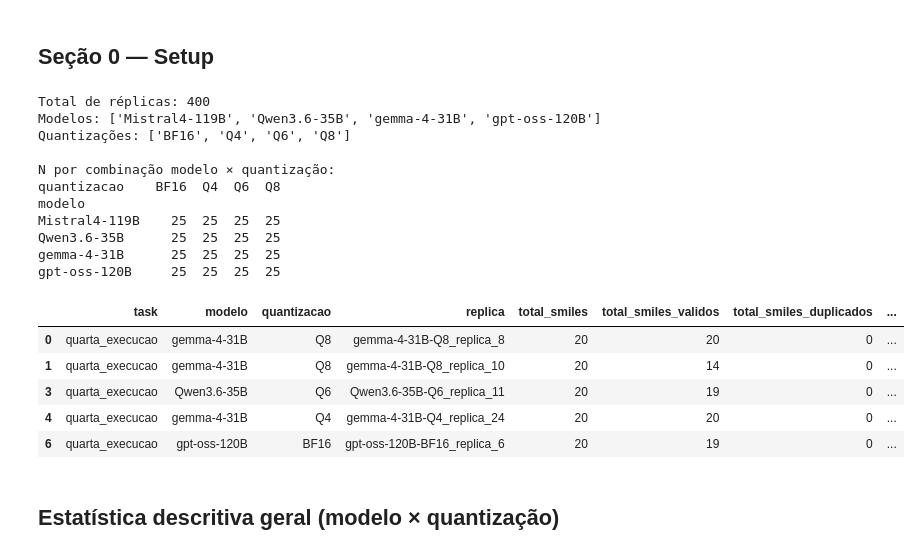
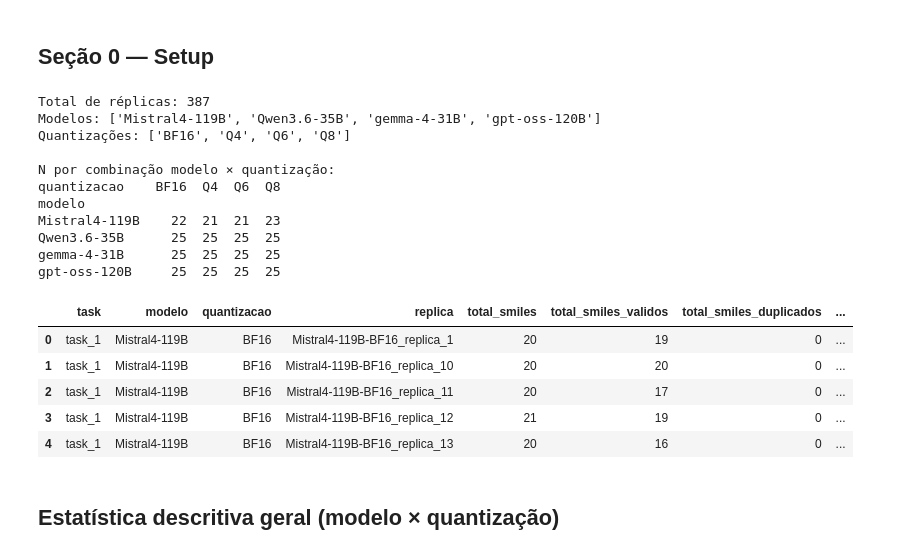
Before and after one commit to cnpem/quantization_LLM_smiles, a Jupyter notebook: Estatistica_completa.ipynb, the cells around one changed output. Drawn from its saved outputs; the diff is of its cells as text; code cells hidden in the pictures.

```diff
--- a/Estatistica_completa.ipynb
+++ b/Estatistica_completa.ipynb
@@ -47,41 +47,41 @@ pd.set_option('display.width', 200)
 pd.set_option('display.max_columns', 50)
 pd.set_option('display.max_rows', 200)
 
 # Carregar dados
-df = pd.read_csv("results_quarta_execucao.csv")
+df = pd.read_csv("./results/task_1/results_per_replica.csv")
 
 # Remover Mistral3.2-24B (excluído do escopo)
 df = df[~df['modelo'].str.contains('Mistral3.2-24B', case=False)].copy()
 
 # Colunas auxiliares
 df['total_smiles_invalidos'] = df['total_smiles'] - df['total_smiles_validos']
 df['taxa_validos'] = df['total_smiles_validos'] / df['total_smiles']
 df['grupo'] = df['modelo'] + "_" + df['quantizacao']
 
 print(f"Total de réplicas: {len(df)}")
 print(f"Modelos: {sorted(df['modelo'].unique())}")
 print(f"Quantizações: {sorted(df['quantizacao'].unique())}")
 print("\nN por combinação modelo × quantização:")
 print(df.groupby(['modelo','quantizacao']).size().unstack(fill_value=0))
 df.head()
 # %% [output]
-Total de réplicas: 400
+Total de réplicas: 387
 Modelos: ['Mistral4-119B', 'Qwen3.6-35B', 'gemma-4-31B', 'gpt-oss-120B']
 Quantizações: ['BF16', 'Q4', 'Q6', 'Q8']
 
 N por combinação modelo × quantização:
 quantizacao    BF16  Q4  Q6  Q8
 modelo
-Mistral4-119B    25  25  25  25
+Mistral4-119B    22  21  21  23
 Qwen3.6-35B      25  25  25  25
 gemma-4-31B      25  25  25  25
 gpt-oss-120B     25  25  25  25
 |  | task | modelo | quantizacao | replica | total_smiles | total_smiles_validos | total_smiles_duplicados | ... |
-| 0 | quarta_execucao | gemma-4-31B | Q8 | gemma-4-31B-Q8_replica_8 | 20 | 20 | 0 | ... |
-| 1 | quarta_execucao | gemma-4-31B | Q8 | gemma-4-31B-Q8_replica_10 | 20 | 14 | 0 | ... |
-| 3 | quarta_execucao | Qwen3.6-35B | Q6 | Qwen3.6-35B-Q6_replica_11 | 20 | 19 | 0 | ... |
-| 4 | quarta_execucao | gemma-4-31B | Q4 | gemma-4-31B-Q4_replica_24 | 20 | 20 | 0 | ... |
-| 6 | quarta_execucao | gpt-oss-120B | BF16 | gpt-oss-120B-BF16_replica_6 | 20 | 19 | 0 | ... |
+| 0 | task_1 | Mistral4-119B | BF16 | Mistral4-119B-BF16_replica_1 | 20 | 19 | 0 | ... |
+| 1 | task_1 | Mistral4-119B | BF16 | Mistral4-119B-BF16_replica_10 | 20 | 20 | 0 | ... |
+| 2 | task_1 | Mistral4-119B | BF16 | Mistral4-119B-BF16_replica_11 | 20 | 17 | 0 | ... |
+| 3 | task_1 | Mistral4-119B | BF16 | Mistral4-119B-BF16_replica_12 | 21 | 19 | 0 | ... |
+| 4 | task_1 | Mistral4-119B | BF16 | Mistral4-119B-BF16_replica_13 | 20 | 16 | 0 | ... |
 # %% [markdown]
 ## Estatística descritiva geral (modelo × quantização)
 # %%
```
Also changed, not shown: parts of 8 cells of this notebook, 2 other files.
